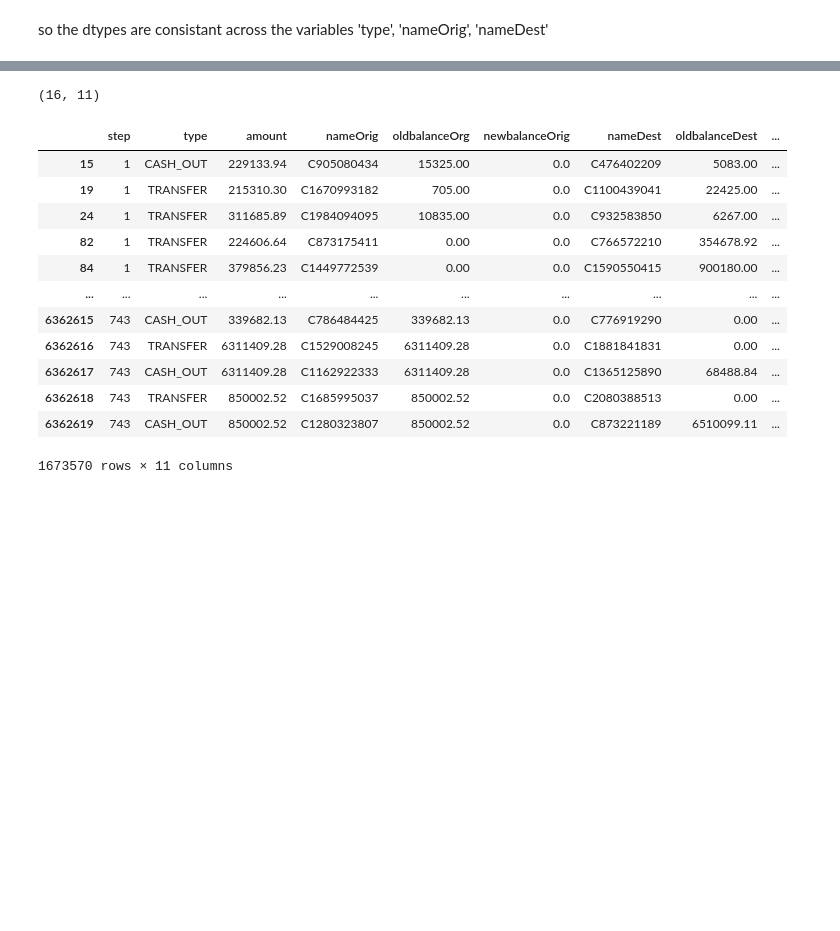
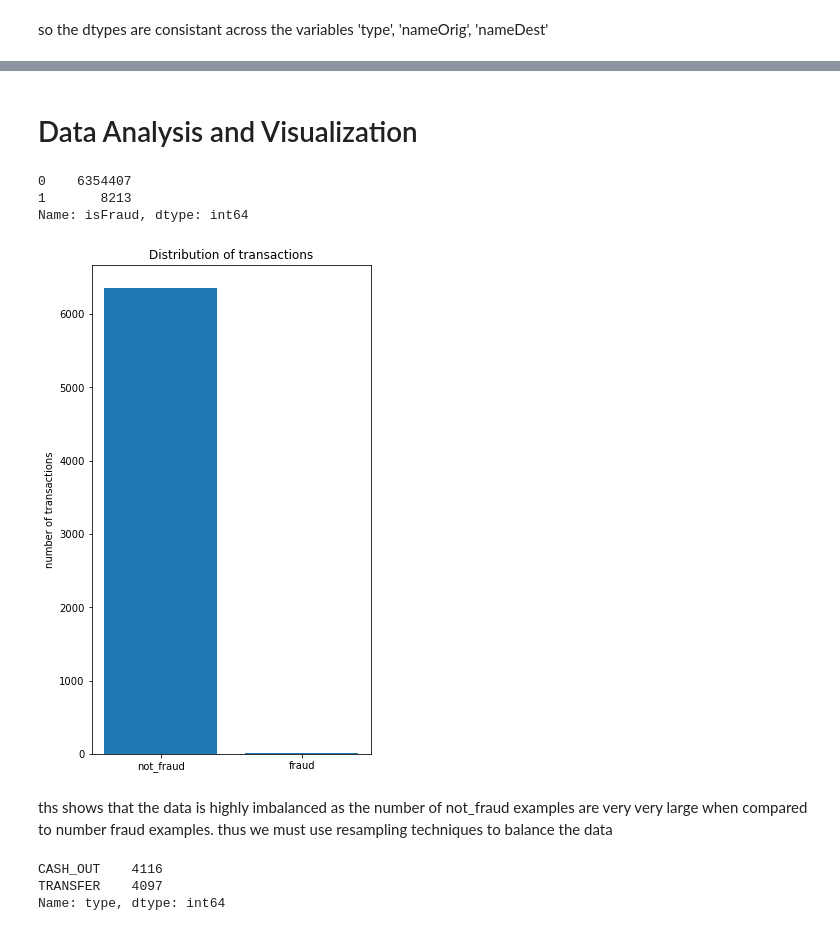
Before and after one commit to sulaiman01/INSAID-fraudulent_transactions_prediction, a Jupyter notebook: prediction_model.ipynb, the cells around one changed output, grey strips where cells are left out. Saved outputs shown, nothing was run; the diff lists cells and outputs as text; code cells hidden in the pictures; blank space fills up the shorter version.

```diff
--- a/prediction_model.ipynb
+++ b/prediction_model.ipynb
@@ -127,20 +135,2 @@ data['type'].value_count()
-# %%
-data[data['isFlaggedFraud'] == 1].shape
-# %% [output]
-(16, 11)
-# %%
-data[data['amount'] > 200000]
-# %% [output]
-|  | step | type | amount | nameOrig | oldbalanceOrg | newbalanceOrig | nameDest | oldbalanceDest | ... |
-| 15 | 1 | CASH_OUT | 229133.94 | C905080434 | 15325.00 | 0.0 | C476402209 | 5083.00 | ... |
-| 19 | 1 | TRANSFER | 215310.30 | C1670993182 | 705.00 | 0.0 | C1100439041 | 22425.00 | ... |
-| 24 | 1 | TRANSFER | 311685.89 | C1984094095 | 10835.00 | 0.0 | C932583850 | 6267.00 | ... |
-| 82 | 1 | TRANSFER | 224606.64 | C873175411 | 0.00 | 0.0 | C766572210 | 354678.92 | ... |
-| 84 | 1 | TRANSFER | 379856.23 | C1449772539 | 0.00 | 0.0 | C1590550415 | 900180.00 | ... |
-| ... | ... | ... | ... | ... | ... | ... | ... | ... | ... |
-| 6362615 | 743 | CASH_OUT | 339682.13 | C786484425 | 339682.13 | 0.0 | C776919290 | 0.00 | ... |
-| 6362616 | 743 | TRANSFER | 6311409.28 | C1529008245 | 6311409.28 | 0.0 | C1881841831 | 0.00 | ... |
-| 6362617 | 743 | CASH_OUT | 6311409.28 | C1162922333 | 6311409.28 | 0.0 | C1365125890 | 68488.84 | ... |
-| 6362618 | 743 | TRANSFER | 850002.52 | C1685995037 | 850002.52 | 0.0 | C2080388513 | 0.00 | ... |
-| 6362619 | 743 | CASH_OUT | 850002.52 | C1280323807 | 850002.52 | 0.0 | C873221189 | 6510099.11 | ... |
-1673570 rows × 11 columns
+# %% [markdown]
+# Data Analysis and Visualization
@@ -146,0 +140,28 @@ data[data['amount'] > 200000]
+# %%
+# getting the number of fraud examples and number of not fraud examples
+n_fraud  = data['isFraud'].value_counts()
+n_fraud
+# %% [output]
+0    6354407
+1       8213
+Name: isFraud, dtype: int64
+# %%
+# bar plot of count of fraud vs not fraud in thousands
+nf_plot = plt.figure(figsize=(5,9))
+plt.bar(['not_fraud','fraud'],n_fraud.values/1000)
+plt.title('Distribution of transactions')
+plt.ylabel('number of transactions')
+plt.show()
+# %% [output]
+[figure, added]
+# %% [markdown]
+ths shows that the data is highly imbalanced as the number of not_fraud examples are very very large when compared to number fraud examples. thus we must use  resampling techniques to balance the data
+# %%
+# getting count of transaction types in fraud data
+t_fraud_s = data[data['isFraud'] == 1]['type'].value_counts()
+t_fraud_s
+# returns transaction type and number fraud examples for each type
+# %% [output]
+CASH_OUT    4116
+TRANSFER    4097
+Name: type, dtype: int64
```
Also changed, not shown: parts of 18 cells of this notebook.
